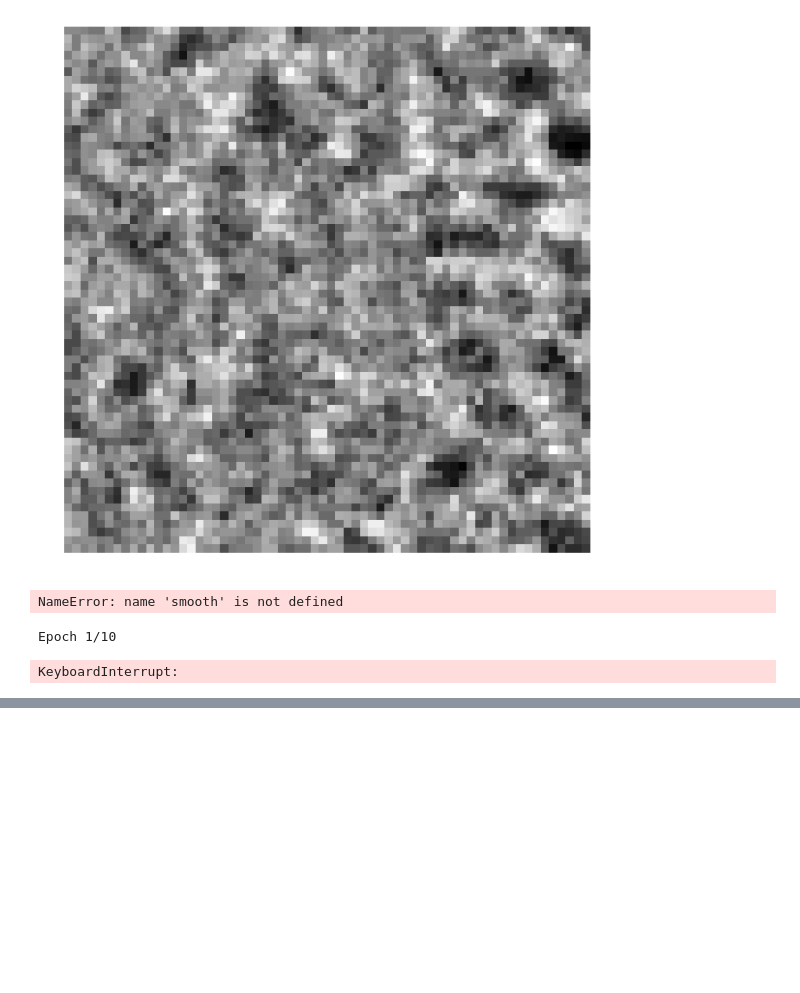
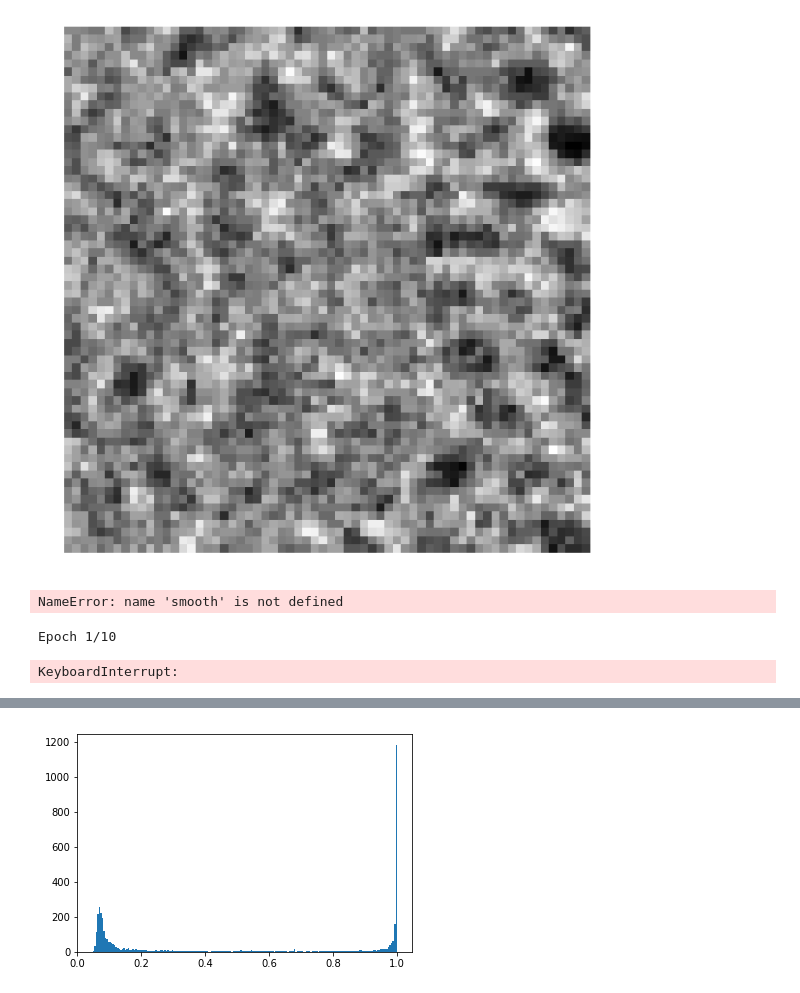
Before and after one commit to sbarton272/particleRecognition, a Jupyter notebook: classfier_builds/CNN_Build_2.ipynb, the cells around one changed output, grey strips where cells are left out. Cells and saved outputs as stored; diff of their text form; code cells hidden in the pictures; blank space fills up the shorter version.

```diff
--- a/classfier_builds/CNN_Build_2.ipynb
+++ b/classfier_builds/CNN_Build_2.ipynb
@@ -427,0 +453,4 @@ KeyboardInterrupt:
+# %%
+_ = plt.hist(predicted_masks[5,:,:,:].reshape([64,64]).flatten(),bins = 200)
+# %% [output]
+[figure, added]
```
Also changed, not shown: parts of 11 cells of this notebook, 3 other files.
